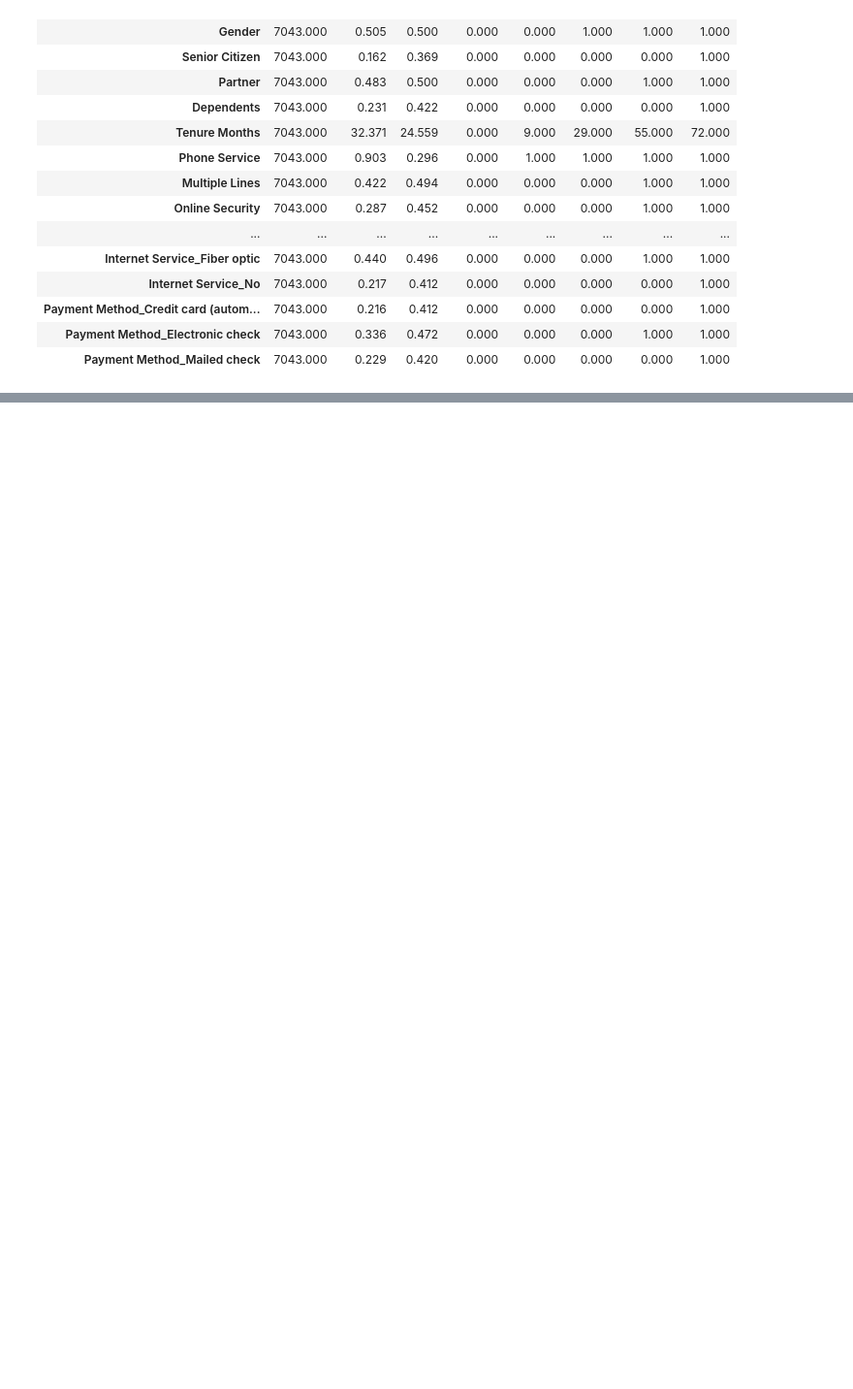
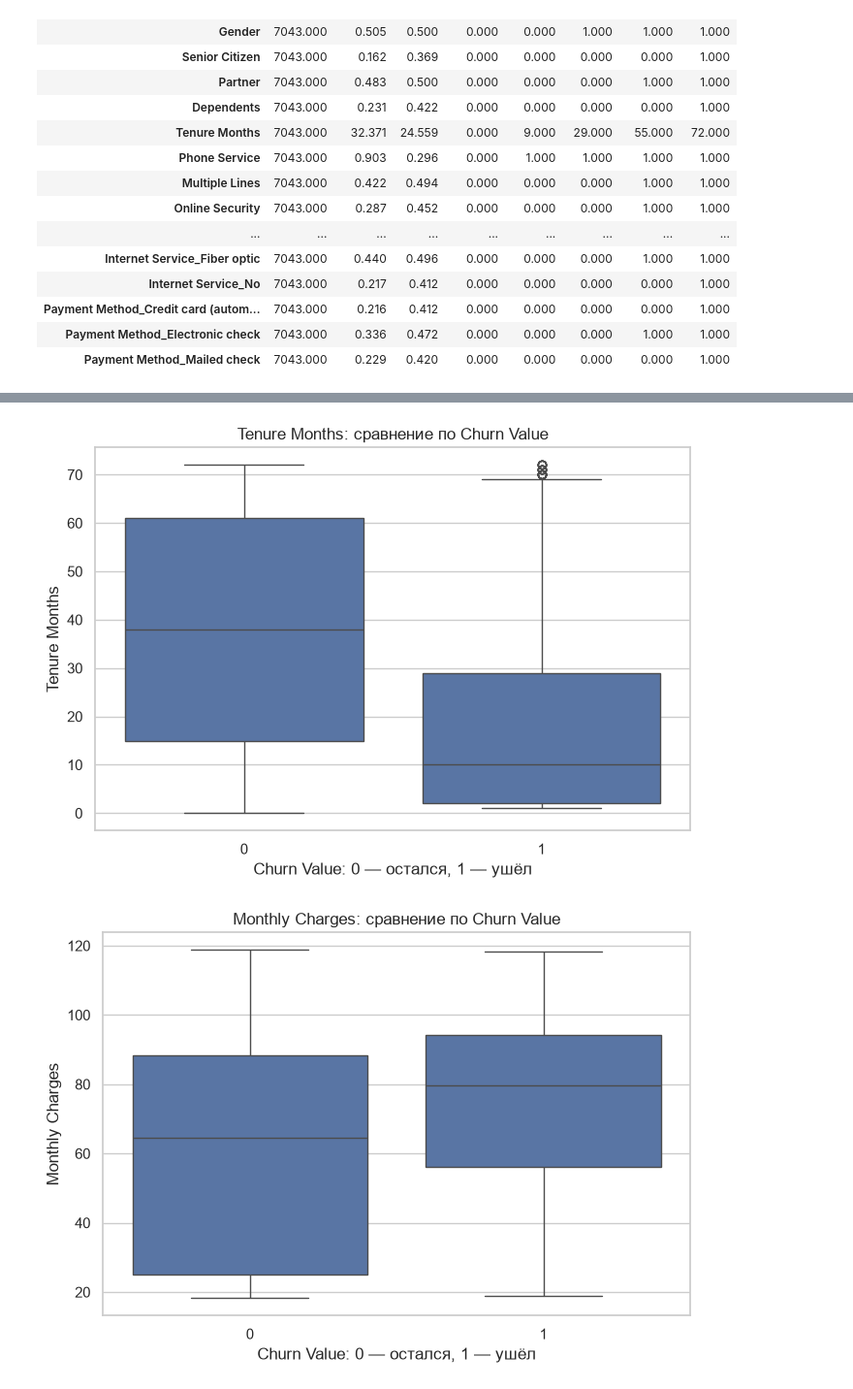
Before and after one commit to haneulmyon-bit/ProjectChotoTam, a Jupyter notebook: notebooks/02_data_analysis.ipynb, the cells around one changed output, grey strips where cells are left out. Shown at 97% size. Saved outputs shown, nothing was run; the diff lists cells and outputs as text; code cells hidden in the pictures; blank space fills up the shorter version.

```diff
--- a/notebooks/02_data_analysis.ipynb
+++ b/notebooks/02_data_analysis.ipynb
@@ -570,0 +295,26 @@ print("Данные готовы к дальнейшим эксперимент
+# %%
+for column in continuous_columns:
+    plt.figure(figsize=(7, 5))
+
+    sns.boxplot(
+        data=df,
+        x=TARGET,
+        y=column,
+    )
+
+    plt.title(f"{column}: сравнение по Churn Value")
+    plt.xlabel("Churn Value: 0 — остался, 1 — ушёл")
+    plt.ylabel(column)
+    plt.tight_layout()
+
+    filename = column.lower().replace(" ", "_")
+    plt.savefig(
+        FIGURES / f"03_boxplot_{filename}.png",
+        dpi=150,
+        bbox_inches="tight",
+    )
+
+    plt.show()
+# %% [output]
+[figure, added]
+[figure, added]
```
Also changed, not shown: parts of 92 cells of this notebook.
